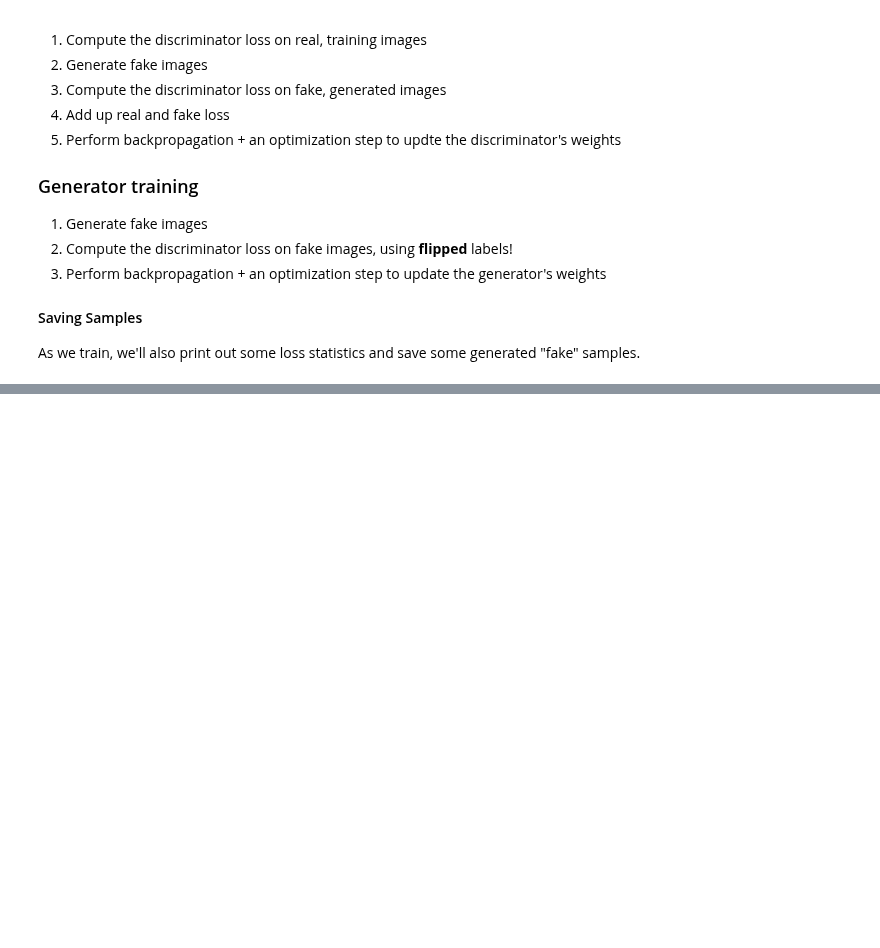
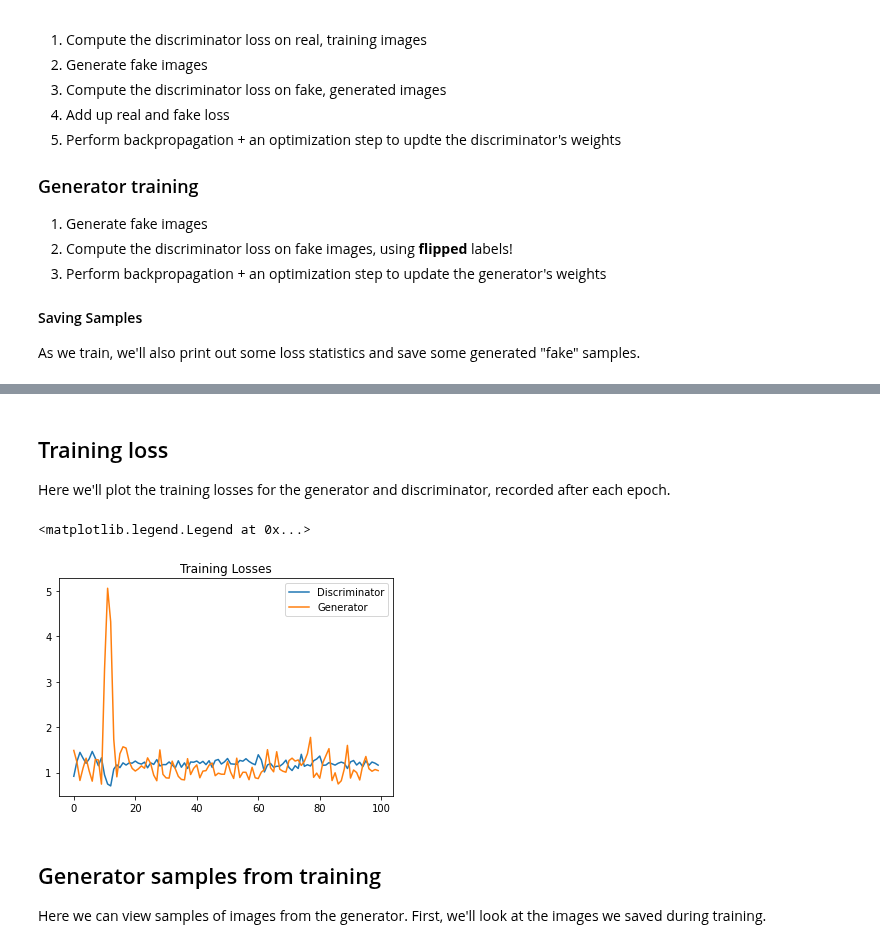
Before and after one commit to bwbelljr/ud_dl_nd, a Jupyter notebook: 5_gans/mnist_gan_exercise.ipynb, the cells around one changed output, grey strips where cells are left out. Saved outputs shown, nothing was run; the diff lists cells and outputs as text; code cells hidden in the pictures; blank space fills up the shorter version.

```diff
--- a/5_gans/mnist_gan_exercise.ipynb
+++ b/5_gans/mnist_gan_exercise.ipynb
@@ -167,7 +167,7 @@ class Generator(nn.Module):
         self.fc4 = nn.Linear(hidden_dim*4, output_size)
 
         # Hyperbolic Tangent
-        self.tanh = nn.Tanh()
+        #self.tanh = nn.Tanh()
 
         # dropout layer
         self.dropout = nn.Dropout(p=0.3)
@@ -184,7 +184,7 @@ class Generator(nn.Module):
         x = self.dropout(x)
 
         # final layer
-        x = F.tanh(self.fc4(x))
+        x = torch.tanh(self.fc4(x))
 
         return x
 # %% [markdown]
@@ -344,0 +450,18 @@ for epoch in range(num_epochs):
+# %% [markdown]
+## Training loss
+
+Here we'll plot the training losses for the generator and discriminator, recorded after each epoch.
+# %%
+fig, ax = plt.subplots()
+losses = np.array(losses)
+plt.plot(losses.T[0], label='Discriminator')
+plt.plot(losses.T[1], label='Generator')
+plt.title('Training Losses')
+plt.legend()
+# %% [output]
+<matplotlib.legend.Legend at 0x...>
+[figure, added]
+# %% [markdown]
+## Generator samples from training
+
+Here we can view samples of images from the generator. First, we'll look at the images we saved during training.
```
Also changed, not shown: parts of 10 cells of this notebook.
